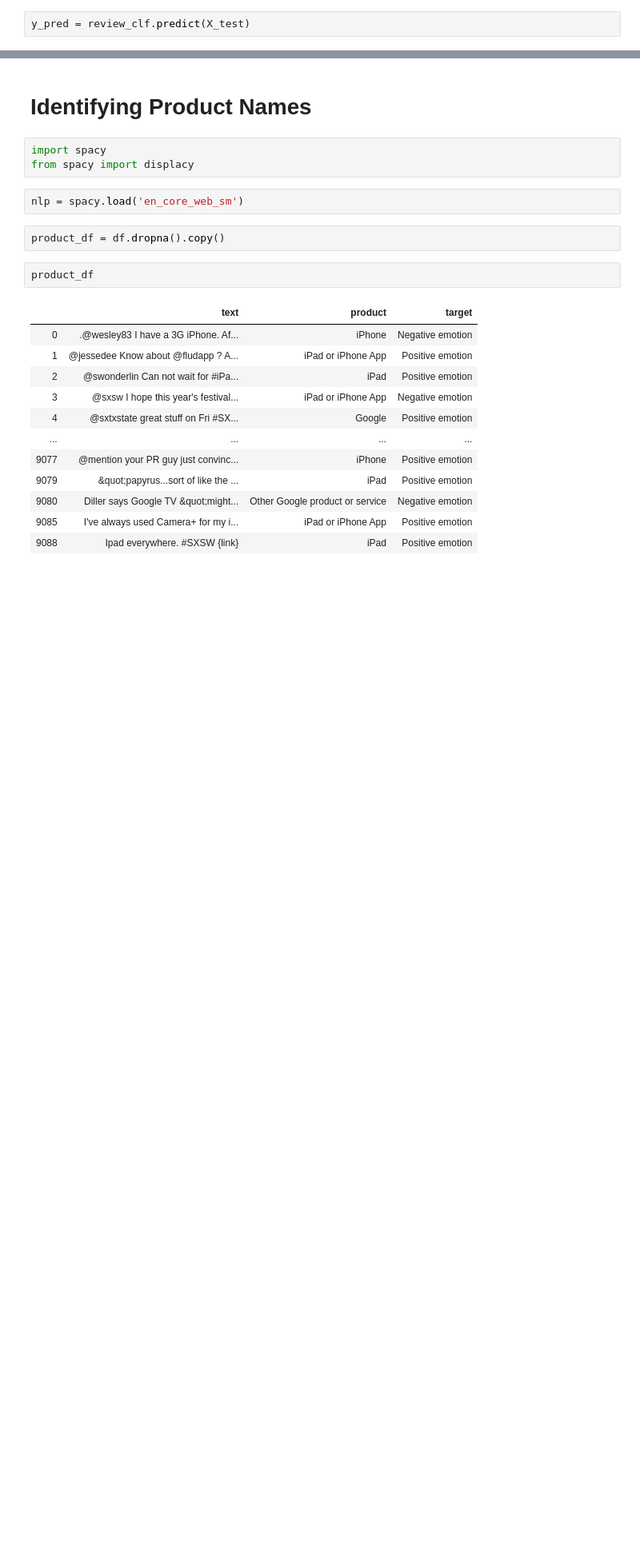
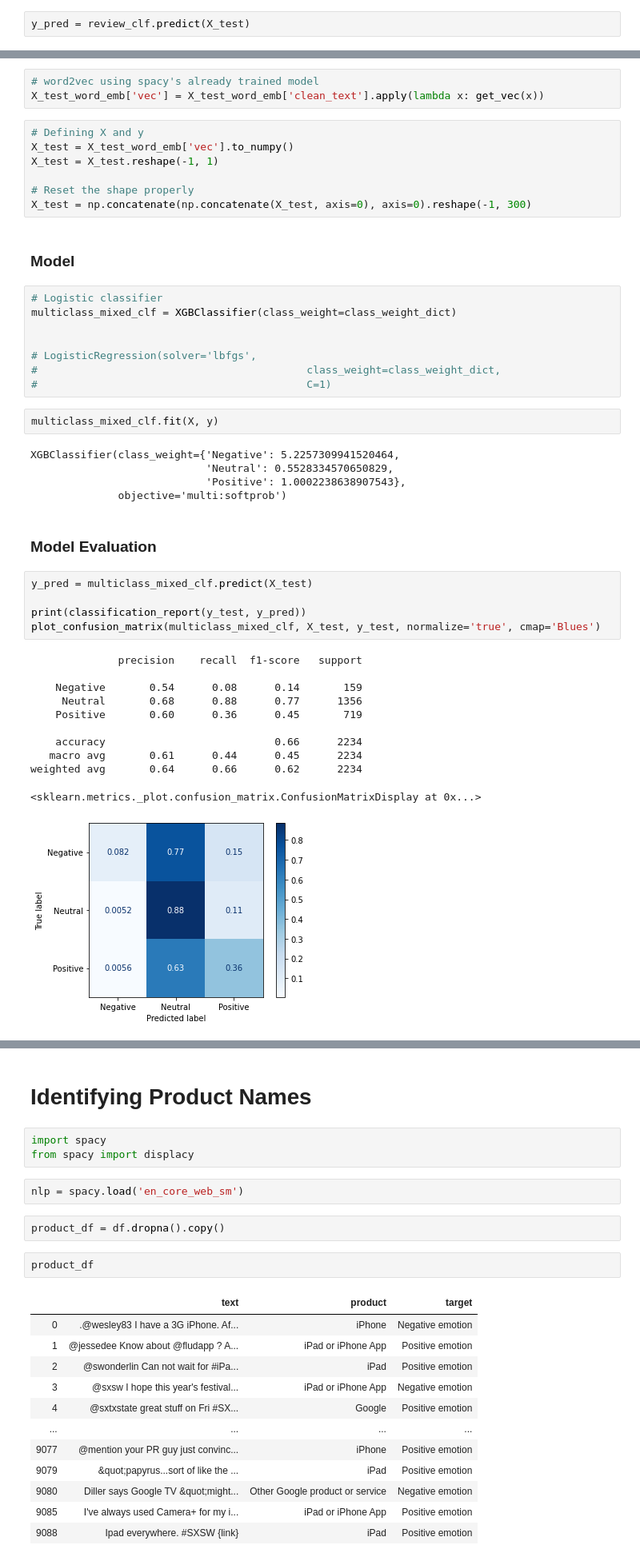
Before and after one commit to singsang2/dsc-mod-4-project-v2-1-onl01-dtsc-ft-070620, a Jupyter notebook: Tweet_sentiment_analysis.ipynb, the cells around one changed output, grey strips where cells are left out. Shown at 80% size. Cells and saved outputs as stored; diff of their text form; blank space fills up the shorter version.

```diff
--- a/Tweet_sentiment_analysis.ipynb
+++ b/Tweet_sentiment_analysis.ipynb
@@ -1852,0 +1795,46 @@ weighted avg       0.47      0.33      0.17      8936
+# %%
+# word2vec using spacy's already trained model
+X_test_word_emb['vec'] = X_test_word_emb['clean_text'].apply(lambda x: get_vec(x))
+# %%
+# Defining X and y
+X_test = X_test_word_emb['vec'].to_numpy()
+X_test = X_test.reshape(-1, 1)
+
+# Reset the shape properly
+X_test = np.concatenate(np.concatenate(X_test, axis=0), axis=0).reshape(-1, 300)
+# %% [markdown]
+### Model
+# %%
+# Logistic classifier
+multiclass_mixed_clf = XGBClassifier(class_weight=class_weight_dict)
+
+
+# LogisticRegression(solver='lbfgs',
+#                                           class_weight=class_weight_dict,
+#                                           C=1)
+# %%
+multiclass_mixed_clf.fit(X, y)
+# %% [output]
+XGBClassifier(class_weight={'Negative': 5.2257309941520464,
+                            'Neutral': 0.5528334570650829,
+                            'Positive': 1.0002238638907543},
+              objective='multi:softprob')
+# %% [markdown]
+### Model Evaluation
+# %%
+y_pred = multiclass_mixed_clf.predict(X_test)
+
+print(classification_report(y_test, y_pred))
+plot_confusion_matrix(multiclass_mixed_clf, X_test, y_test, normalize='true', cmap='Blues')
+# %% [output]
+              precision    recall  f1-score   support
+
+    Negative       0.54      0.08      0.14       159
+     Neutral       0.68      0.88      0.77      1356
+    Positive       0.60      0.36      0.45       719
+
+    accuracy                           0.66      2234
+   macro avg       0.61      0.44      0.45      2234
+weighted avg       0.64      0.66      0.62      2234
+<sklearn.metrics._plot.confusion_matrix.ConfusionMatrixDisplay at 0x...>
+[figure, added]
```
Also changed, not shown: parts of 74 cells of this notebook, 13 other files.
